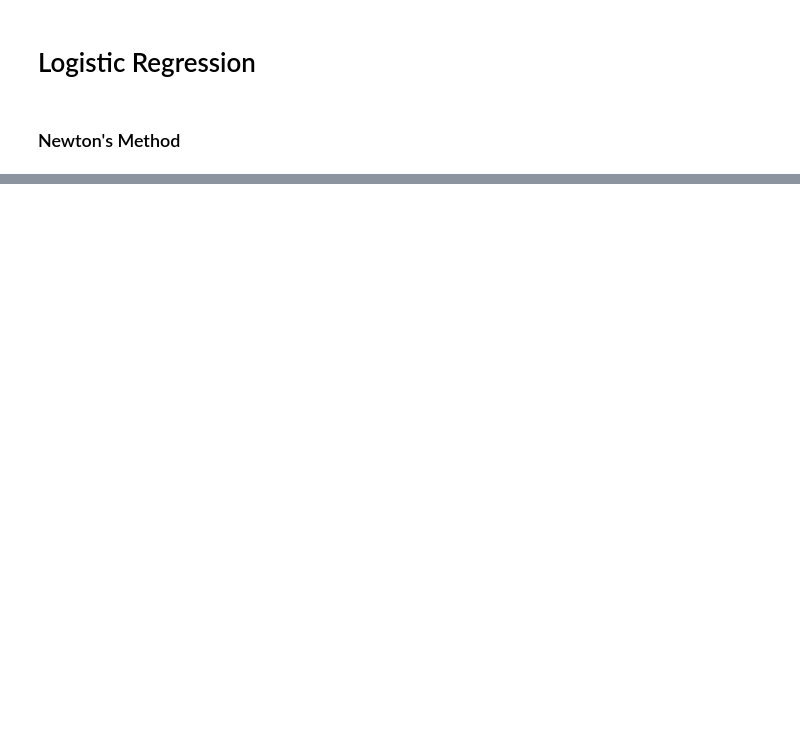
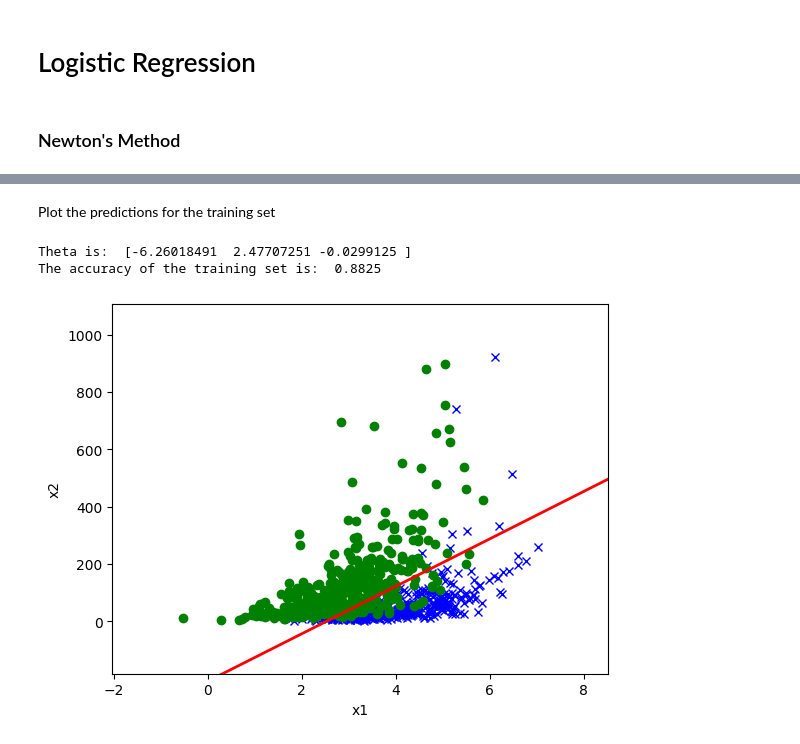
Before and after one commit to Faroukhamadi/logistic-regression, a Jupyter notebook: logistic_regression_notebook.ipynb, the cells around one changed output, grey strips where cells are left out. Cells and saved outputs as stored; diff of their text form; code cells hidden in the pictures; blank space fills up the shorter version.

```diff
--- a/logistic_regression_notebook.ipynb
+++ b/logistic_regression_notebook.ipynb
@@ -41,0 +76,10 @@ $$
+# %% [markdown]
+Plot the predictions for the training set
+# %%
+util.plot(x_train, y_train, clf.theta)
+print('Theta is: ', clf.theta)
+print('The accuracy of the training set is: ', np.mean(clf.predict(x_train) == y_train))
+# %% [output]
+Theta is:  [-6.26018491  2.47707251 -0.0299125 ]
+The accuracy of the training set is:  0.8825
+[figure, added]
```
Also changed, not shown: parts of 10 cells of this notebook, 5 other files.
